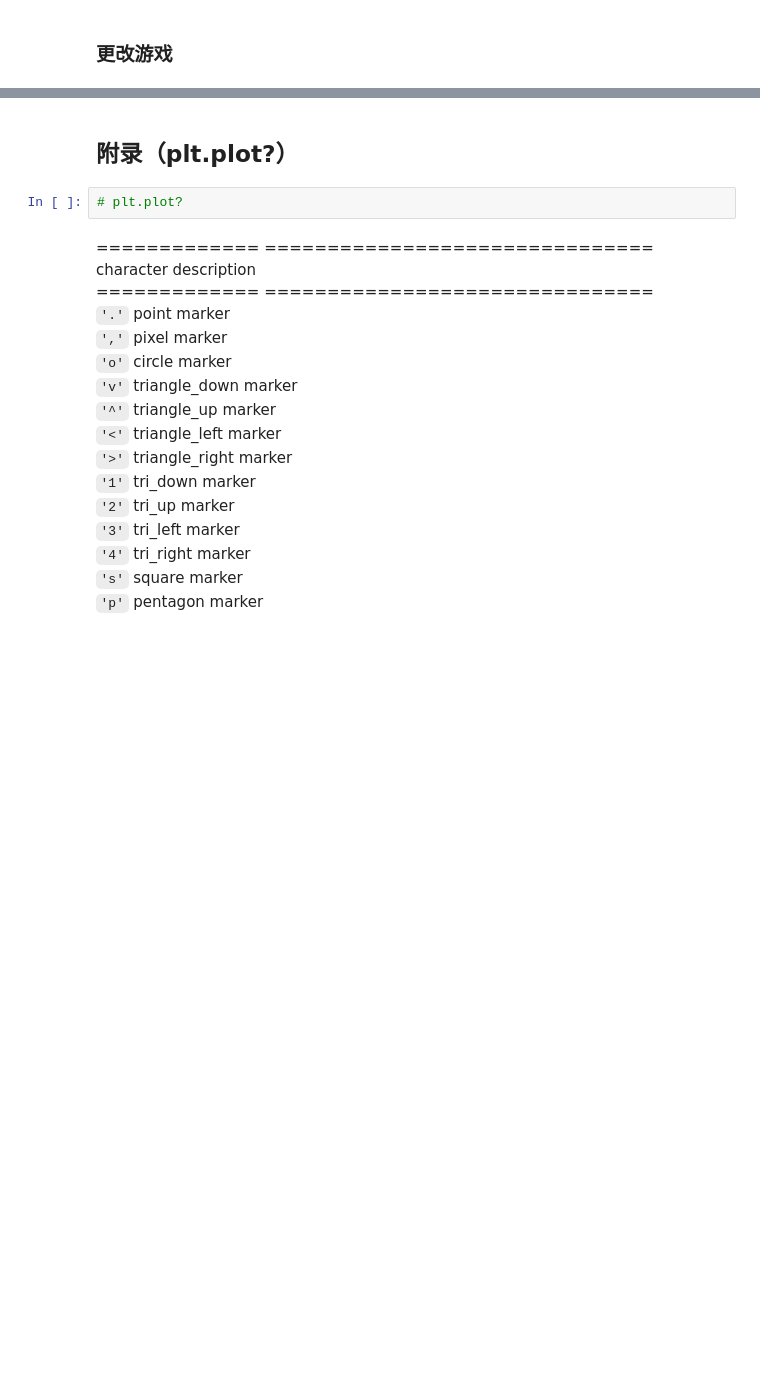
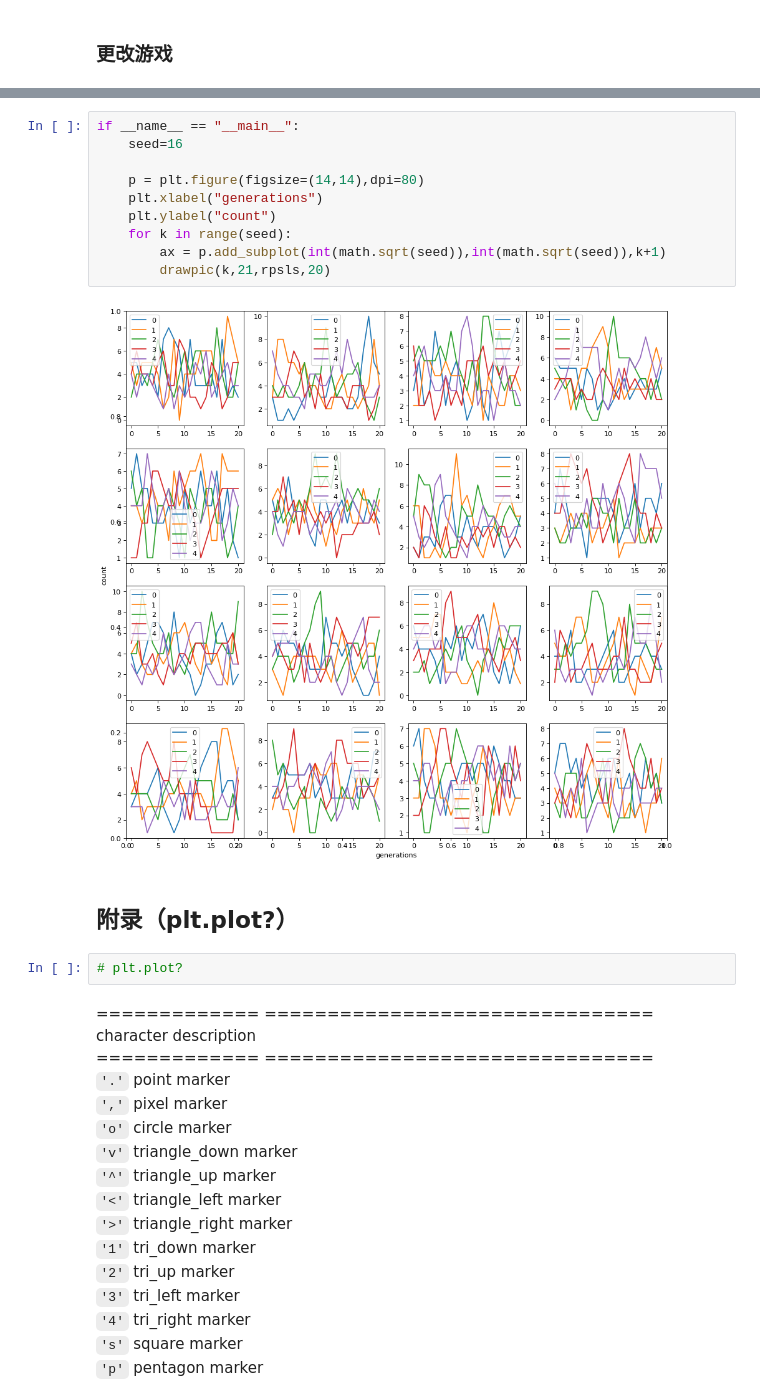
Before and after one commit to ZZh2333/IntelligentBigDataAnalysisAndDecisionMaking, a Jupyter notebook: homework-21-3-23/homework(1).ipynb, the cells around one changed output, grey strips where cells are left out. Cells and saved outputs as stored; diff of their text form; blank space fills up the shorter version.

```diff
--- a/homework-21-3-23/homework(1).ipynb
+++ b/homework-21-3-23/homework(1).ipynb
@@ -249,3 +282,15 @@ if __name__ == '__main__':
+# %%
+if __name__ == "__main__":
+    seed=16
+
+    p = plt.figure(figsize=(14,14),dpi=80)
+    plt.xlabel("generations")
+    plt.ylabel("count")
+    for k in range(seed):
+        ax = p.add_subplot(int(math.sqrt(seed)),int(math.sqrt(seed)),k+1)
+        drawpic(k,21,rpsls,20)
+# %% [output]
+[figure, added]
 # %% [markdown]
 ## 附录（plt.plot?）
 # %%
```
Also changed, not shown: parts of 12 cells of this notebook, 5 other files.
